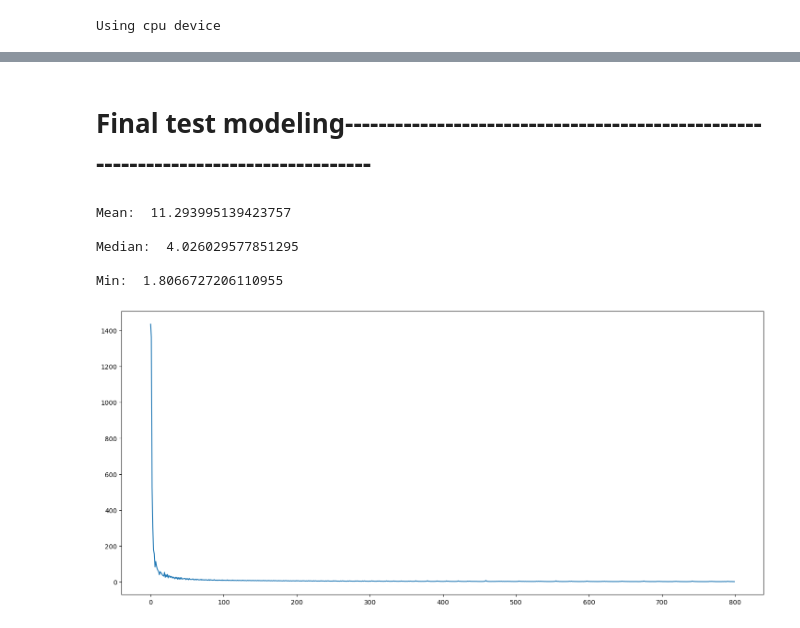
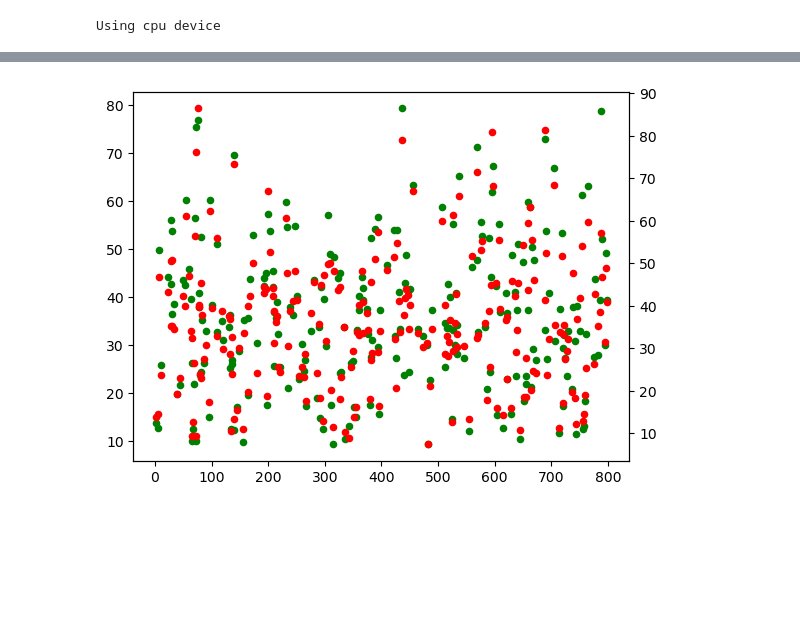
Before and after one commit to InfinityVaL/Machine_Learning, a Jupyter notebook: Skillbox_regression-9.ipynb, the cells around one changed output, grey strips where cells are left out. Cells and saved outputs as stored; diff of their text form; code cells hidden in the pictures; blank space fills up the shorter version.

```diff
--- a/Skillbox_regression-9.ipynb
+++ b/Skillbox_regression-9.ipynb
@@ -236,47 +224,0 @@ plt.scatter(ytest, predtestNN, c='r', s=20);
-# %% [markdown]
-# Final test modeling-----------------------------------------------------------------------------------
-# %%
-x = train2.drop(columns=['Id', 'Strength'])
-y = train2.Strength
-
-model = Net(x.shape[1], 400, 800, 200, 100, 1)
-
-lossfn = nn.MSELoss()
-optim = torch.optim.SGD(model.parameters(), lr = 0.001)
-
-traindata = Set(x, y)
-trainloader = DataLoader(dataset=traindata, batch_size=40, shuffle=False)
-
-losslist1 = []
-losslist2 = []
-
-for batch in range(800):
-    for x, y in trainloader:
-
-        predtrainNN2 = model(x)
-        loss = lossfn(predtrainNN2, y.unsqueeze(-1))
-
-        loss.backward()
-        optim.step()
-        optim.zero_grad()
-
-        losslist1.append(loss.item())
-
-    losslist2.append(np.array(losslist1).mean())
-    losslist1 = []
-
-
-print('Mean: ', np.array(losslist2).mean(), '\n')
-print('Median: ', pd.Series(losslist2).median(), '\n')
-print('Min: ', min(losslist2), '\n')
-
-fig, ax = plt.subplots(figsize=(18,8))
-ax.plot(losslist2)
-plt.show()
-# %% [output]
-Mean:  11.293995139423757
-
-Median:  4.026029577851295
-
-Min:  1.8066727206110955
-[figure, removed]
@@ -296,0 +225,7 @@ predicted_Strength.to_csv('predicted_Strength_ver4.csv', index=False)
+# %%
+fig, ax1 = plt.subplots()
+ax2 = ax1.twinx()
+ax1.scatter(xtest.index, ytest, c='g', s=20)
+ax2.scatter(xtest.index, predNN1, c='r', s=20);
+# %% [output]
+[figure, added]
```
Also changed, not shown: parts of 18 cells of this notebook.
